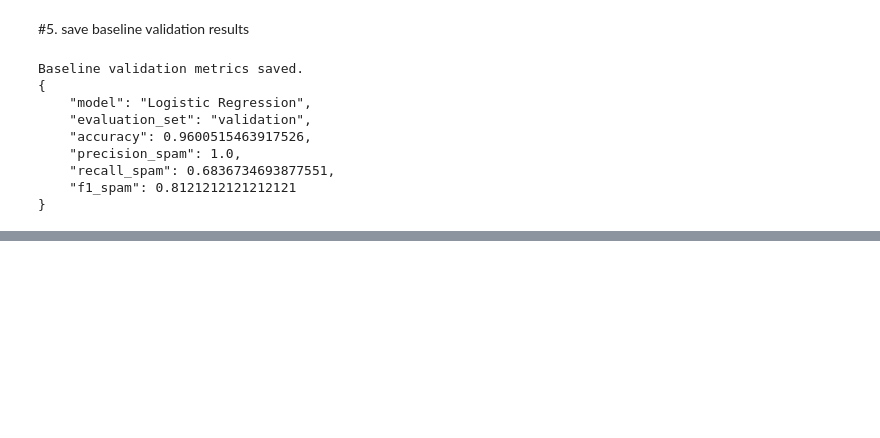
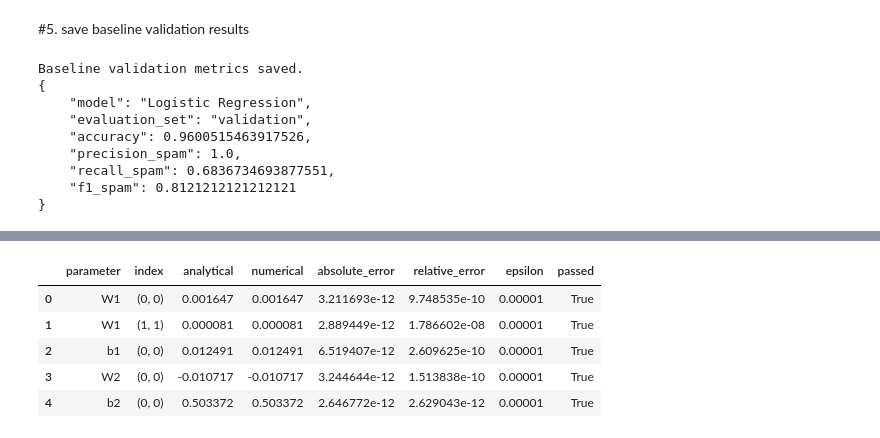
Before and after one commit to ThisumiWijesinghe/SMS_SPAM_DETECTION_ANN, a Jupyter notebook: Neural_Netwrok.ipynb, the cells around one changed output, grey strips where cells are left out. Cells and saved outputs as stored; diff of their text form; code cells hidden in the pictures; blank space fills up the shorter version.

```diff
--- a/Neural_Netwrok.ipynb
+++ b/Neural_Netwrok.ipynb
@@ -666,0 +810,99 @@ Baseline validation metrics saved.
+# %%
+X_check = X_train_numpy[:8]
+y_check = y_train_numpy[:8]
+
+_, analytical_gradients = loss_and_gradients(
+    X_check,
+    y_check,
+    parameters
+)
+
+epsilon = 1e-5
+
+entries = [
+    ("W1", (0, 0)),
+    ("W1", (1, 1)),
+    ("b1", (0, 0)),
+    ("W2", (0, 0)),
+    ("b2", (0, 0))
+]
+
+gradient_results = []
+
+for name, index in entries:
+    original_value = parameters[name][index]
+
+    parameters[name][index] = original_value + epsilon
+
+    loss_plus, _ = loss_and_gradients(
+        X_check,
+        y_check,
+        parameters
+    )
+
+    parameters[name][index] = original_value - epsilon
+
+    loss_minus, _ = loss_and_gradients(
+        X_check,
+        y_check,
+        parameters
+    )
+
+    parameters[name][index] = original_value
+
+    numerical = (
+        loss_plus - loss_minus
+    ) / (2 * epsilon)
+
+    analytical = float(
+        analytical_gradients[name][index]
+    )
+
+    absolute_error = abs(
+        analytical - numerical
+    )
+
+    relative_error = absolute_error / max(
+        1e-8,
+        abs(analytical) + abs(numerical)
+    )
+
+    passed = (
+        absolute_error < 1e-7
+        or relative_error < 1e-4
+    )
+
+    gradient_results.append({
+        "parameter": name,
+        "index": str(index),
+        "analytical": analytical,
+        "numerical": numerical,
+        "absolute_error": absolute_error,
+        "relative_error": relative_error,
+        "epsilon": epsilon,
+        "passed": passed
+    })
+
+gradient_table = pd.DataFrame(
+    gradient_results
+)
+
+display(gradient_table)
+
+gradient_table.to_csv(
+    output_dir / "numpy_gradient_check.csv",
+    index=False
+)
+
+assert gradient_table["passed"].all(), (
+    "Gradient verification failed."
+)
+
+print("All five gradient checks passed.")
+# %% [output]
+|  | parameter | index | analytical | numerical | absolute_error | relative_error | epsilon | passed |
+| 0 | W1 | (0, 0) | 0.001647 | 0.001647 | 3.211693e-12 | 9.748535e-10 | 0.00001 | True |
+| 1 | W1 | (1, 1) | 0.000081 | 0.000081 | 2.889449e-12 | 1.786602e-08 | 0.00001 | True |
+| 2 | b1 | (0, 0) | 0.012491 | 0.012491 | 6.519407e-12 | 2.609625e-10 | 0.00001 | True |
+| 3 | W2 | (0, 0) | -0.010717 | -0.010717 | 3.244644e-12 | 1.513838e-10 | 0.00001 | True |
+| 4 | b2 | (0, 0) | 0.503372 | 0.503372 | 2.646772e-12 | 2.629043e-12 | 0.00001 | True |
```
Also changed, not shown: parts of 12 cells of this notebook.
